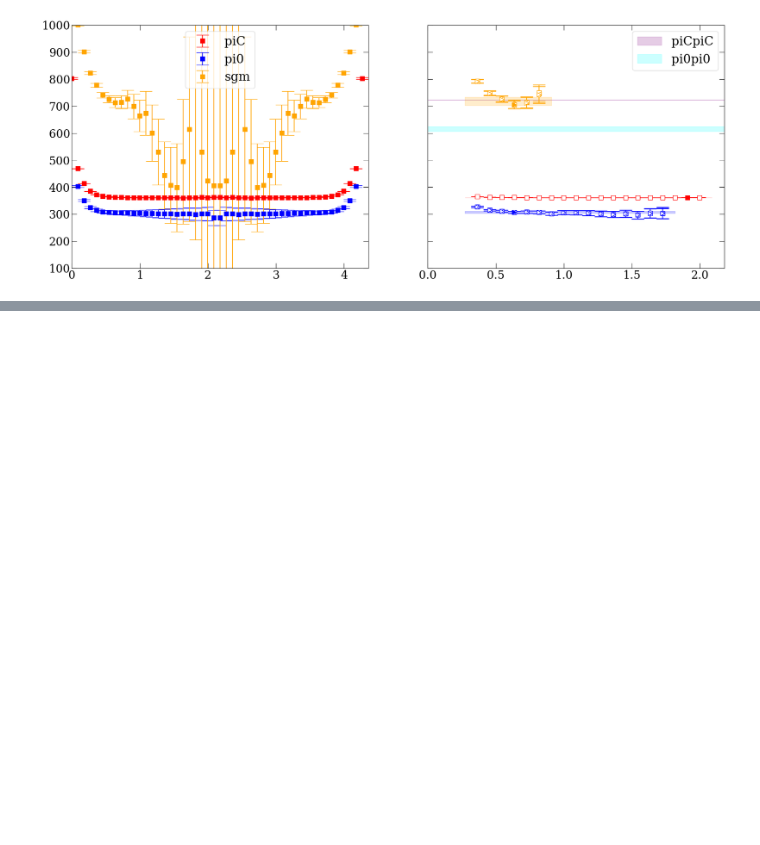
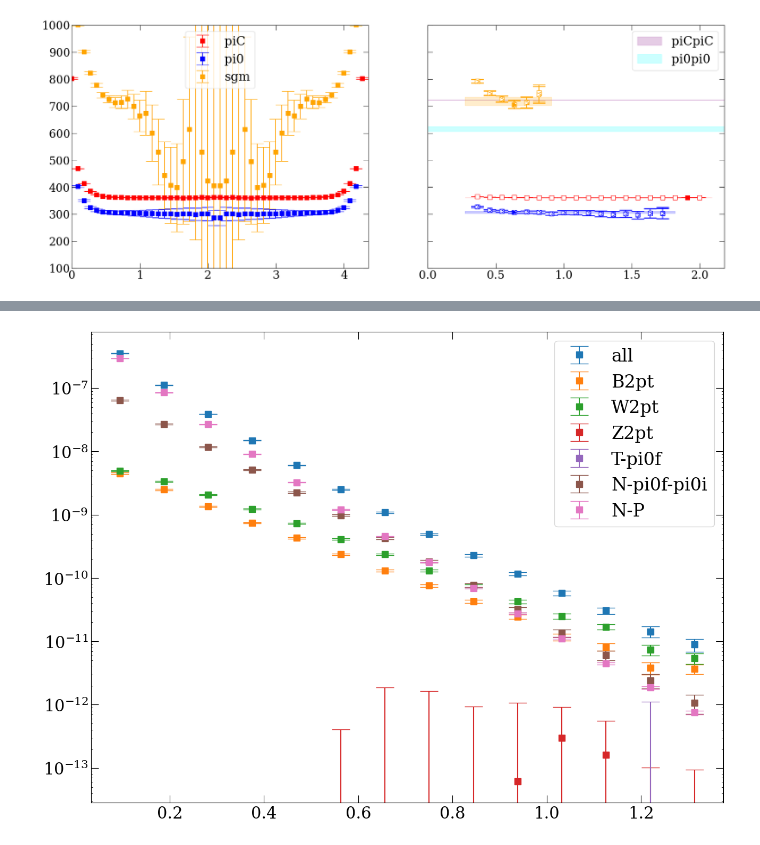
Before and after one commit to lee14916/glwc2, a Jupyter notebook: project/NST_f_Nsgm/analysis.ipynb, the cells around one changed output, grey strips where cells are left out. Saved outputs shown, nothing was run; the diff lists cells and outputs as text; code cells hidden in the pictures; blank space fills up the shorter version.

```diff
--- a/project/NST_f_Nsgm/analysis.ipynb
+++ b/project/NST_f_Nsgm/analysis.ipynb
@@ -310,0 +449,23 @@ def get2ptMat(ops,diags=yu.diags_all):
+# %%
+fig, axs = yu.getFigAxs(1,1,scale=2)
+ax=axs[0,0]
+xunit=ens2a[ens]; yunit=1
+
+def run(diags,**kwargs):
+    ops=['g;0,0,0;G1g;N0sgm0,a;l1;p,sgm']
+    c2pt=get2ptMat(ops,diags=diags)[:,:,0,0]
+    mean,err=yu.jackme(c2pt)
+    tmin,tmax=1,15
+    plt_x=np.arange(tmin,tmax)*xunit; plt_y=mean[tmin:tmax]*yunit; plt_yerr=err[tmin:tmax]*yunit
+    ax.errorbar(plt_x,plt_y,plt_yerr,**kwargs)
+
+run(yu.diags_all,label='all')
+for diag in ['B2pt','W2pt','Z2pt','T-pi0f','N-pi0f-pi0i','N-P']:
+    run({diag},label=diag)
+
+# run({'W2pt'},label='W2pt')
+
+ax.legend()
+ax.set_yscale('log')
+# %% [output]
+[figure, added]
```
Also changed, not shown: parts of 10 cells of this notebook.
